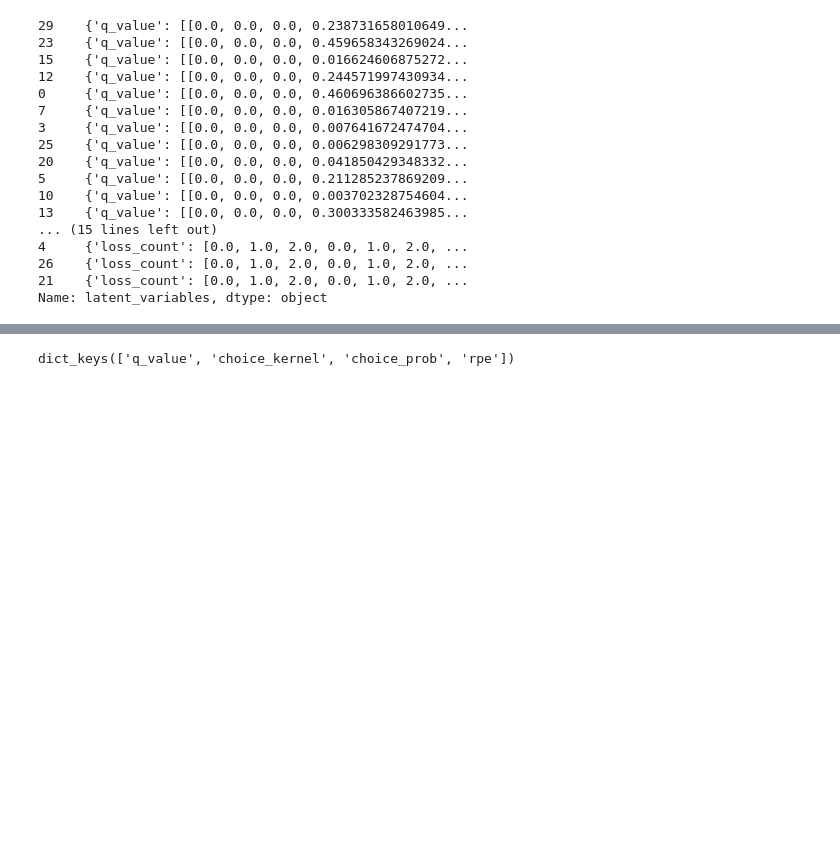
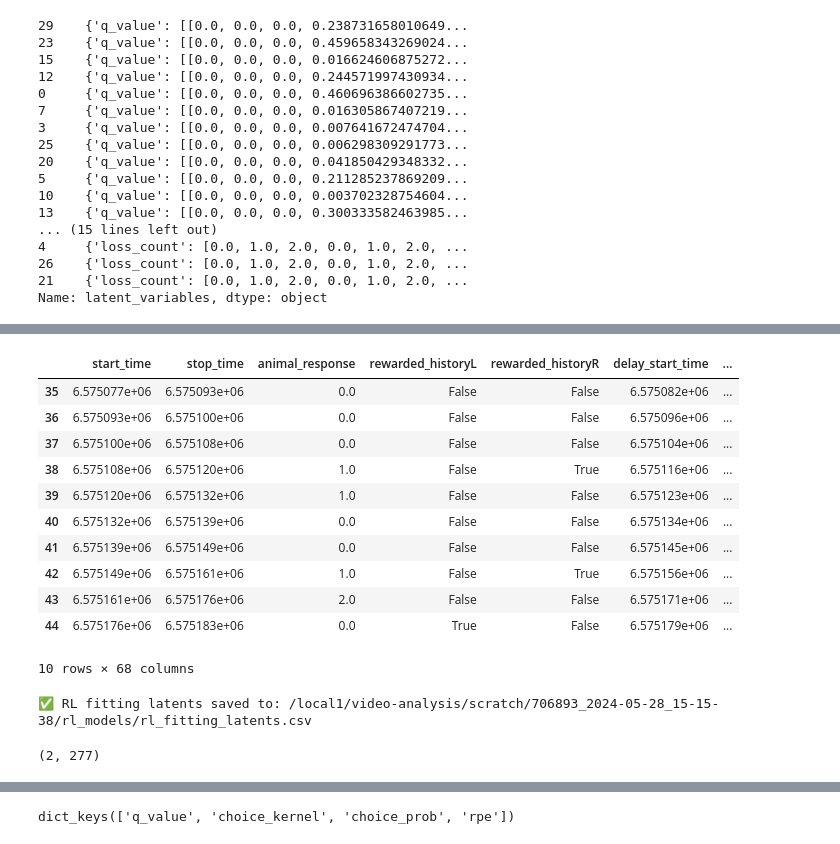
Before and after one commit to faezeamin/aindcompute-video, a Jupyter notebook: aind_analysis_pipeline_2.ipynb, the cells around one changed output, grey strips where cells are left out. Cells and saved outputs as stored; diff of their text form; code cells hidden in the pictures; blank space fills up the shorter version.

```diff
--- a/aind_analysis_pipeline_2.ipynb
+++ b/aind_analysis_pipeline_2.ipynb
@@ -98,0 +133,80 @@ selected_model = df['latent_variables'][0]
+# %%
+df_original[35:45]
+# %% [output]
+|  | start_time | stop_time | animal_response | rewarded_historyL | rewarded_historyR | delay_start_time | ... |
+| 35 | 6.575077e+06 | 6.575093e+06 | 0.0 | False | False | 6.575082e+06 | ... |
+| 36 | 6.575093e+06 | 6.575100e+06 | 0.0 | False | False | 6.575096e+06 | ... |
+| 37 | 6.575100e+06 | 6.575108e+06 | 0.0 | False | False | 6.575104e+06 | ... |
+| 38 | 6.575108e+06 | 6.575120e+06 | 1.0 | False | True | 6.575116e+06 | ... |
+| 39 | 6.575120e+06 | 6.575132e+06 | 1.0 | False | False | 6.575123e+06 | ... |
+| 40 | 6.575132e+06 | 6.575139e+06 | 0.0 | False | False | 6.575134e+06 | ... |
+| 41 | 6.575139e+06 | 6.575149e+06 | 0.0 | False | False | 6.575145e+06 | ... |
+| 42 | 6.575149e+06 | 6.575161e+06 | 1.0 | False | True | 6.575156e+06 | ... |
+| 43 | 6.575161e+06 | 6.575176e+06 | 2.0 | False | False | 6.575171e+06 | ... |
+| 44 | 6.575176e+06 | 6.575183e+06 | 0.0 | True | False | 6.575179e+06 | ... |
+10 rows × 68 columns
+# %%
+import os
+import numpy as np
+import pandas as pd
+
+# Load df_original
+df_original = pd.read_csv(os.path.join(dfs_dir, "df_original.csv"))
+trial_ids = df_original["Trial"]
+ignored_mask = df_original["animal_response"] == 2
+valid_mask = ~ignored_mask
+n_trials_total = len(df_original)
+n_valid_trials = valid_mask.sum()
+
+# Output directory
+rl_models_dir = "/local1/video-analysis/scratch/706893_2024-05-28_15-15-38/rl_models"
+os.makedirs(rl_models_dir, exist_ok=True)
+
+# Convert model outputs to arrays
+q_value = np.array(selected_model['q_value'])             # shape (2, N+1)
+choice_kernel = np.array(selected_model['choice_kernel'])  # shape (2, N+1)
+choice_prob = np.array(selected_model['choice_prob'])     # shape (2, N)
+rpe = np.array(selected_model['rpe'])                     # shape (N,)
+
+# Initialize padded arrays with NaNs
+q_value_before = np.full((2, n_trials_total), np.nan)
+q_value_after = np.full((2, n_trials_total), np.nan)
+kernel_before = np.full((2, n_trials_total), np.nan)
+kernel_after = np.full((2, n_trials_total), np.nan)
+choice_prob_padded = np.full((2, n_trials_total), np.nan)
+rpe_padded = np.full(n_trials_total, np.nan)
+
+# Fill values at valid trial positions
+q_value_before[:, valid_mask] = q_value[:, :-1]
+q_value_after[:, valid_mask] = q_value[:, 1:]
+kernel_before[:, valid_mask] = choice_kernel[:, :-1]
+kernel_after[:, valid_mask] = choice_kernel[:, 1:]
+choice_prob_padded[:, valid_mask] = choice_prob
+rpe_padded[valid_mask] = rpe
+
+# Build DataFrame
+rl_fitting_latents = pd.DataFrame({
+    "Trial": trial_ids,
+    "q_value_left_before_update": q_value_before[0],
+    "q_value_right_before_update": q_value_before[1],
+    "q_value_left_after_update": q_value_after[0],
+    "q_value_right_after_update": q_value_after[1],
+    "choice_kernel_left_before_update": kernel_before[0],
+    "choice_kernel_right_before_update": kernel_before[1],
+    "choice_kernel_left_after_update": kernel_after[0],
+    "choice_kernel_right_after_update": kernel_after[1],
+    "choice_prob_left": choice_prob_padded[0],
+    "choice_prob_right": choice_prob_padded[1],
+    "rpe": rpe_padded
+})
+
+# Save to CSV
+save_path = os.path.join(rl_models_dir, "rl_fitting_latents.csv")
+rl_fitting_latents.to_csv(save_path, index=False)
+print(f"✅ RL fitting latents saved to: {save_path}")
+# %% [output]
+✅ RL fitting latents saved to: /local1/video-analysis/scratch/706893_2024-05-28_15-15-38/rl_models/rl_fitting_latents.csv
+# %%
+np.shape(choice_prob_padded)
+# %% [output]
+(2, 277)
```
Also changed, not shown: parts of 11 cells of this notebook, 1 other file.
